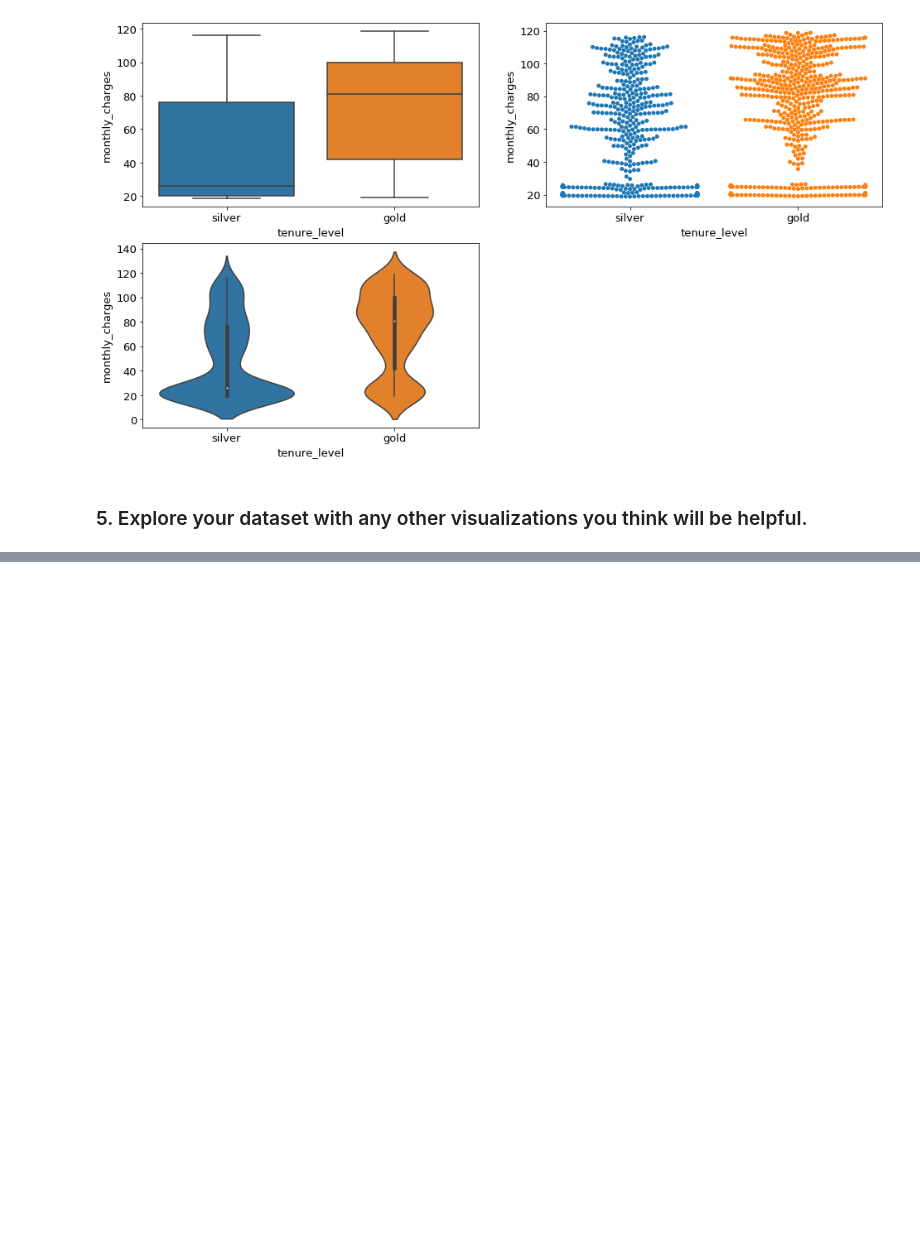
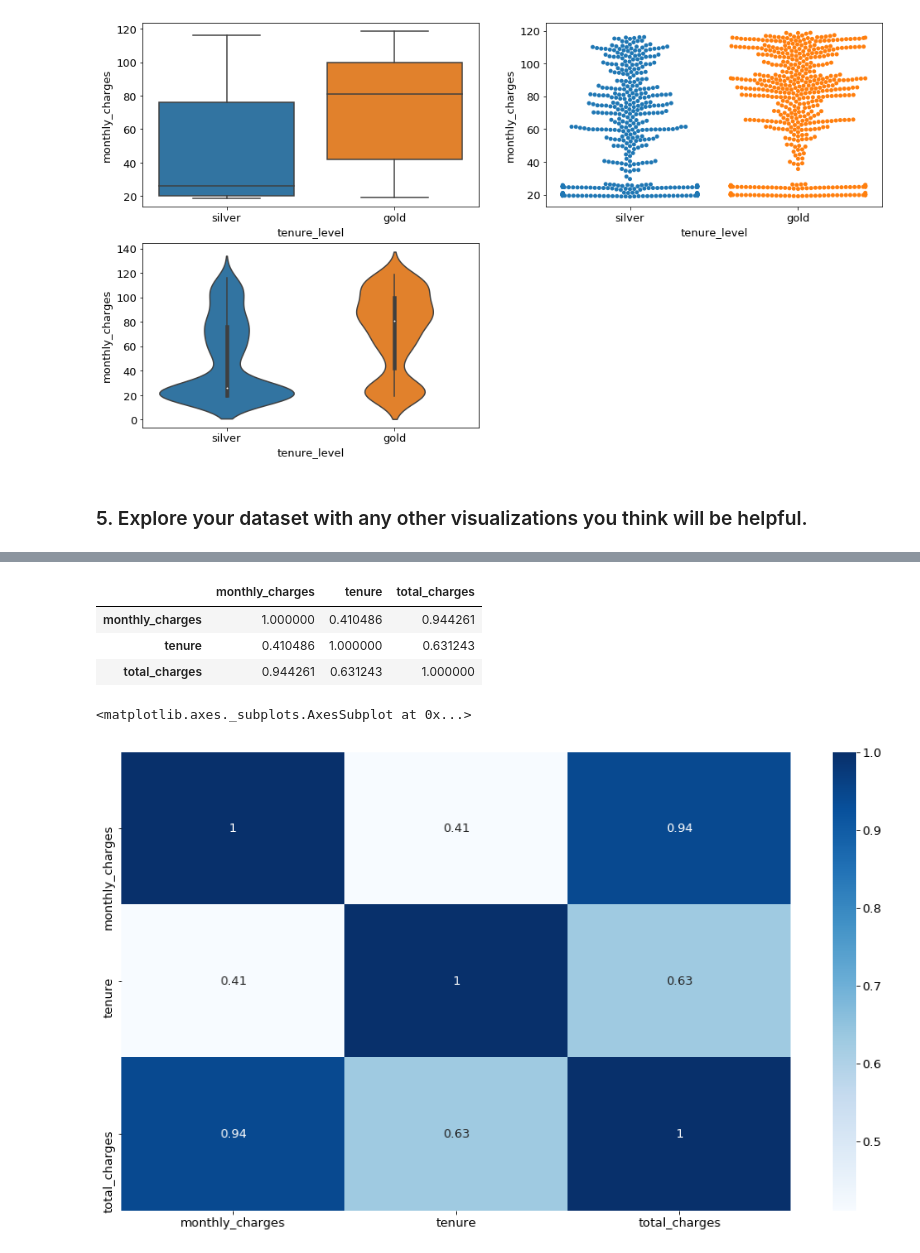
Before and after one commit to Yongliang-Shi/regression-exercises, a Jupyter notebook: explore_telco.ipynb, the cells around one changed output, grey strips where cells are left out. Cells and saved outputs as stored; diff of their text form; code cells hidden in the pictures; blank space fills up the shorter version.

```diff
--- a/explore_telco.ipynb
+++ b/explore_telco.ipynb
@@ -168,0 +176,4 @@ explore.plot_categorical_and_continuous_vars(df, categorical, continuous)
+# %%
+ori_cols = ['monthly_charges', 'tenure', 'total_charges']
+df = train[ori_cols]
+df.head()
@@ -168,0 +187,12 @@ explore.plot_categorical_and_continuous_vars(df, categorical, continuous)
+# %%
+df.corr()
+# %% [output]
+|  | monthly_charges | tenure | total_charges |
+| monthly_charges | 1.000000 | 0.410486 | 0.944261 |
+| tenure | 0.410486 | 1.000000 | 0.631243 |
+| total_charges | 0.944261 | 0.631243 | 1.000000 |
+# %%
+sns.heatmap(df.corr(), cmap='Blues', annot=True)
+# %% [output]
+<matplotlib.axes._subplots.AxesSubplot at 0x...>
+[figure, added]
```
Also changed, not shown: parts of 7 cells of this notebook.
